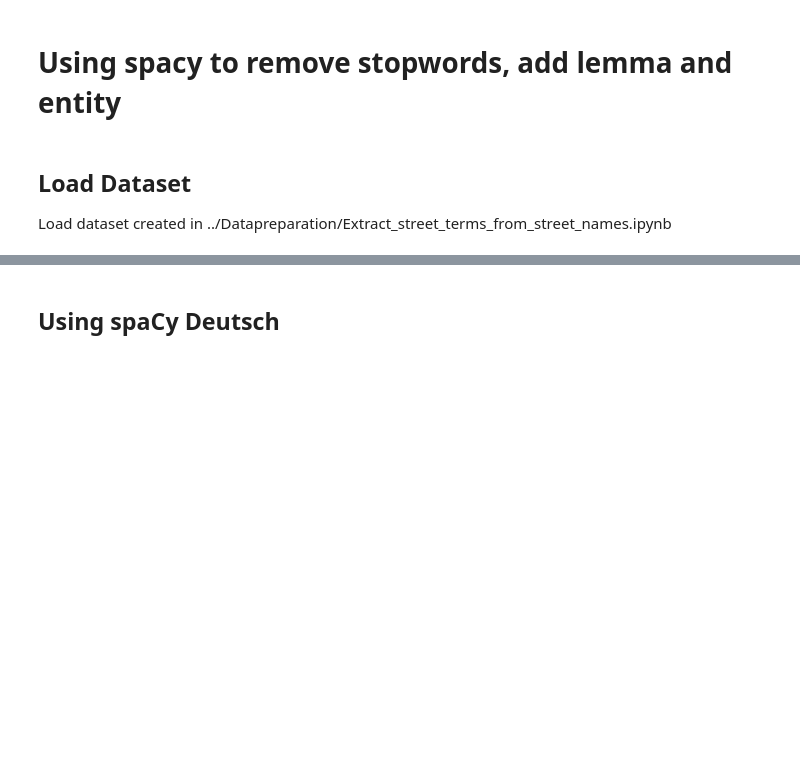
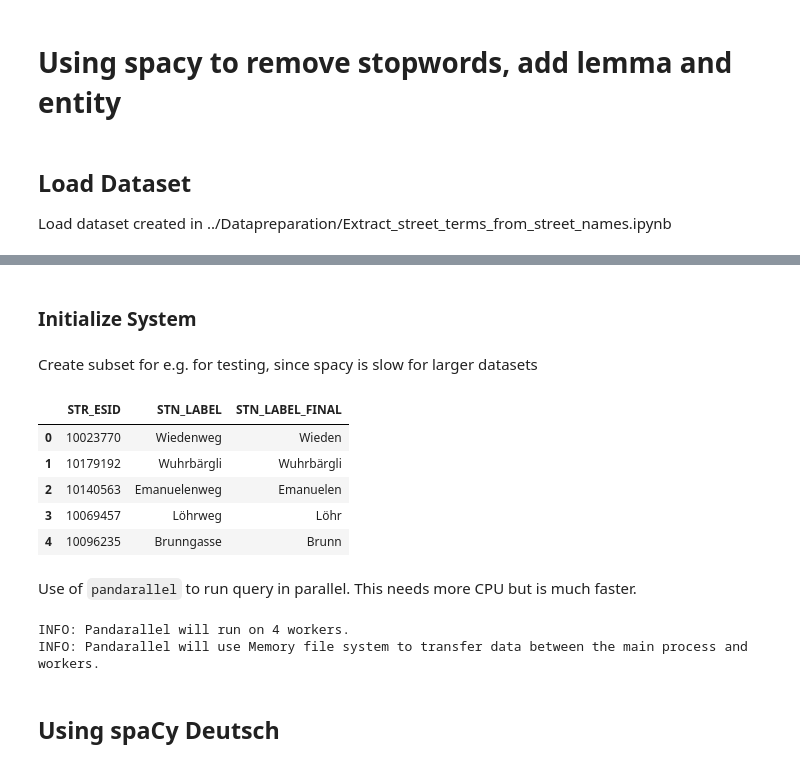
Before and after one commit to CaptainInler/cassda-zertifikatsarbeit, a Jupyter notebook: Datapreparation/spacy.ipynb, the cells around one changed output, grey strips where cells are left out. Drawn from its saved outputs; the diff is of its cells as text; code cells hidden in the pictures; blank space fills up the shorter version.

```diff
--- a/Datapreparation/spacy.ipynb
+++ b/Datapreparation/spacy.ipynb
@@ -30,0 +42,4 @@ streetnames = streetnames.dropna()
+# %% [markdown]
+### Initialize System
+# %% [markdown]
+Create subset for e.g. for testing, since spacy is slow for larger datasets
@@ -31,3 +48,20 @@ streetnames = streetnames.dropna()
+# %%
+streetnames.head()
+# %% [output]
+|  | STR_ESID | STN_LABEL | STN_LABEL_FINAL |
+| 0 | 10023770 | Wiedenweg | Wieden |
+| 1 | 10179192 | Wuhrbärgli | Wuhrbärgli |
+| 2 | 10140563 | Emanuelenweg | Emanuelen |
+| 3 | 10069457 | Löhrweg | Löhr |
+| 4 | 10096235 | Brunngasse | Brunn |
+# %% [markdown]
+Use of `pandarallel` to run query in parallel. This needs more CPU but is much faster.
+# %%
+pandarallel.initialize()
+#pandarallel.initialize(progress_bar=True)
+# %% [output]
+INFO: Pandarallel will run on 4 workers.
+INFO: Pandarallel will use Memory file system to transfer data between the main process and workers.
 # %% [markdown]
 ## Using spaCy Deutsch
 # %%
```
Also changed, not shown: parts of 26 cells of this notebook, 2 other files.
